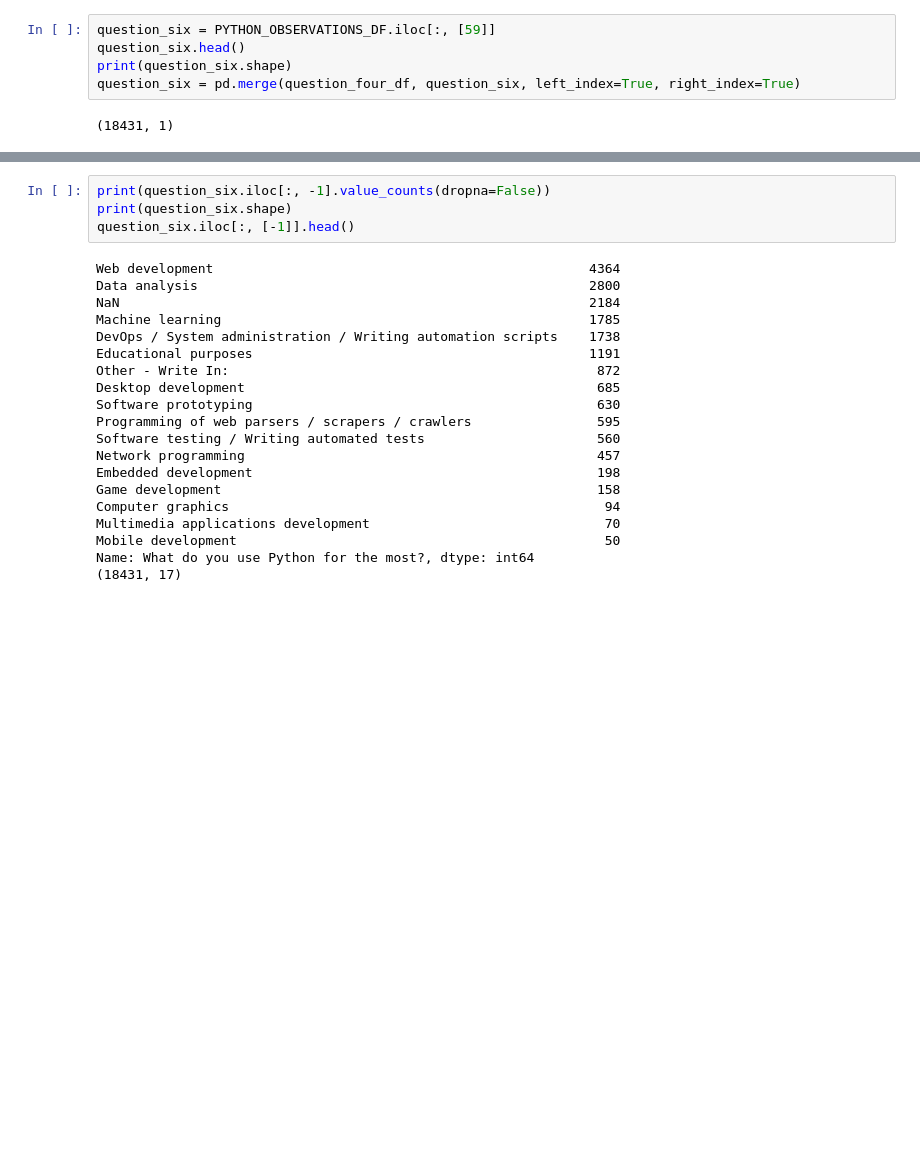
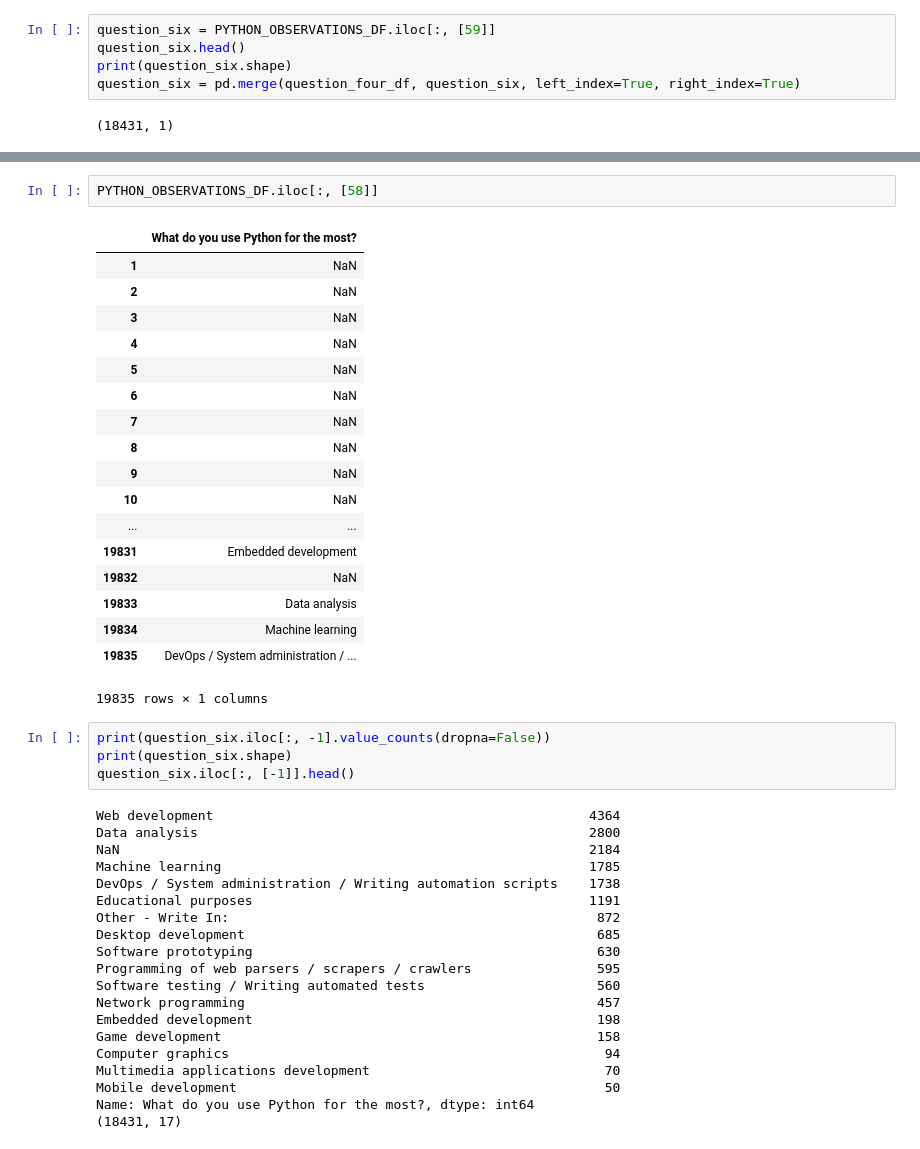
Before and after one commit to chidioguejiofor/first_analysis, a Jupyter notebook: Data Cleaning Practice.ipynb, the cells around one changed output, grey strips where cells are left out. Drawn from its saved outputs; the diff is of its cells as text; blank space fills up the shorter version.

```diff
--- a/Data Cleaning Practice.ipynb
+++ b/Data Cleaning Practice.ipynb
@@ -476,3 +571,24 @@ question_six = pd.merge(question_four_df, question_six, left_index=True, right_i
+# %%
+PYTHON_OBSERVATIONS_DF.iloc[:, [58]]
+# %% [output]
+|  | What do you use Python for the most? |
+| 1 | NaN |
+| 2 | NaN |
+| 3 | NaN |
+| 4 | NaN |
+| 5 | NaN |
+| 6 | NaN |
+| 7 | NaN |
+| 8 | NaN |
+| 9 | NaN |
+| 10 | NaN |
+| ... | ... |
+| 19831 | Embedded development |
+| 19832 | NaN |
+| 19833 | Data analysis |
+| 19834 | Machine learning |
+| 19835 | DevOps / System administration / ... |
+19835 rows × 1 columns
 # %%
 print(question_six.iloc[:, -1].value_counts(dropna=False))
 print(question_six.shape)
```
Also changed, not shown: parts of 14 cells of this notebook, 9 other files.
